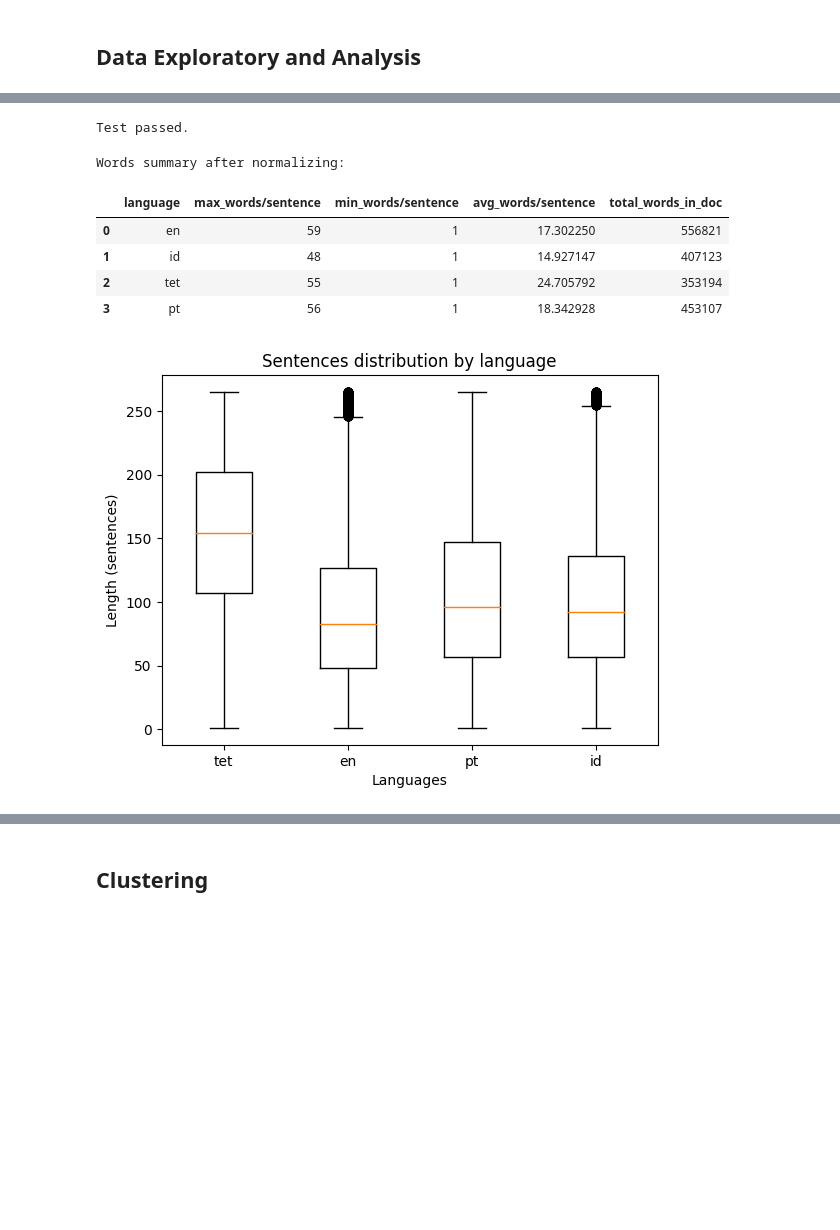
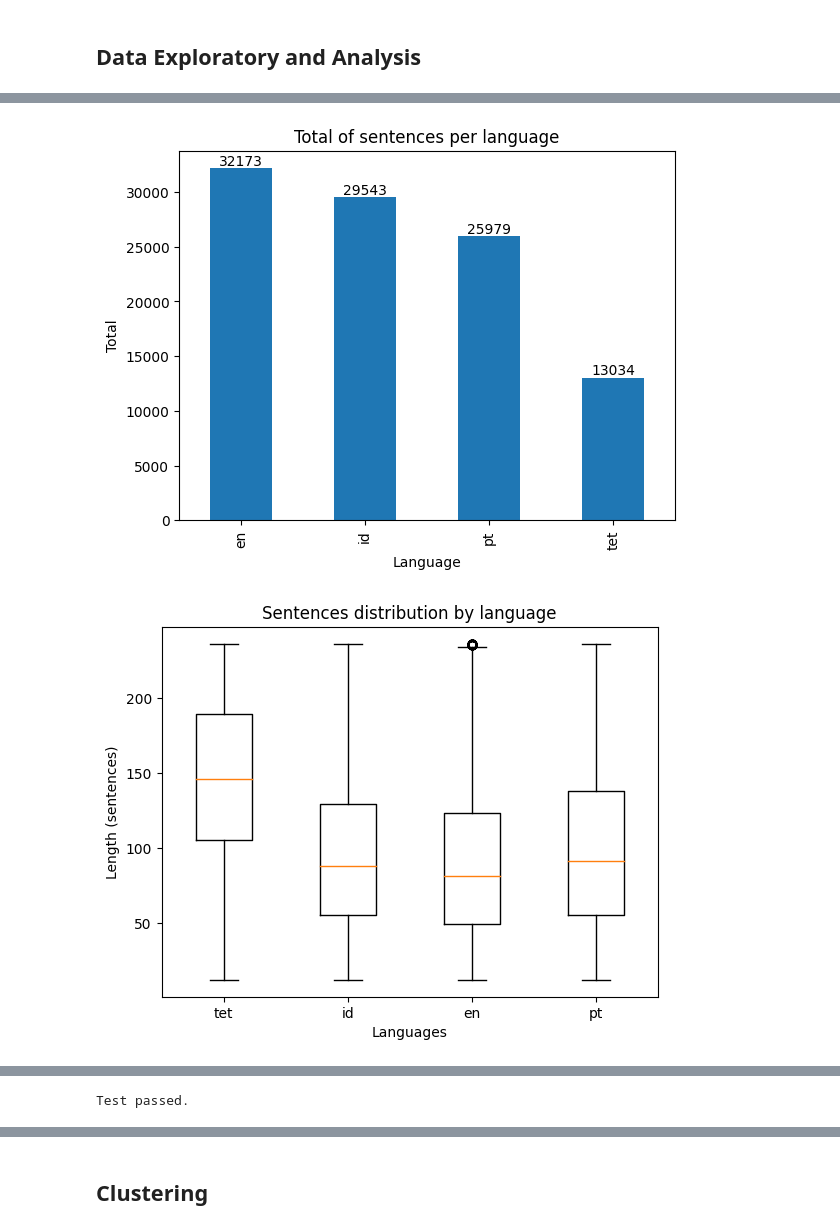
Before and after one commit to gabriel-de-jesus/tetun-lid, a Jupyter notebook: dea.ipynb, the cells around one changed output, grey strips where cells are left out. Cells and saved outputs as stored; diff of their text form; code cells hidden in the pictures; blank space fills up the shorter version.

```diff
--- a/dea.ipynb
+++ b/dea.ipynb
@@ -113,0 +87,9 @@ final_clean_dataset.head()
+# %%
+# Vizualize the final dataset
+dea_final = DataAnalysisExploration(final_dataset)
+dea_final.display_data_in_bar()
+dea_final.display_data_in_boxplot()
+dea_final.display_data_in_gaussian_dist(display_lines=False)
+# %% [output]
+[figure, added]
+[figure, added]
@@ -120,19 +103,3 @@ except AssertionError:
     print("The total is different.")
 # %% [output]
 Test passed.
-# %%
-# words summary
-print(f"Words summary after normalizing:")
-process_data.words_summary(final_clean_dataset)
-# %% [output]
-Words summary after normalizing:
-|  | language | max_words/sentence | min_words/sentence | avg_words/sentence | total_words_in_doc |
-| 0 | en | 59 | 1 | 17.302250 | 556821 |
-| 1 | id | 48 | 1 | 14.927147 | 407123 |
-| 2 | tet | 55 | 1 | 24.705792 | 353194 |
-| 3 | pt | 56 | 1 | 18.342928 | 453107 |
-# %%
-# visualize clean data
-dea.display_data_in_boxplot(final_clean_dataset)
-# %% [output]
-[figure, removed]
```
Also changed, not shown: parts of 30 cells of this notebook, 16 other files.
